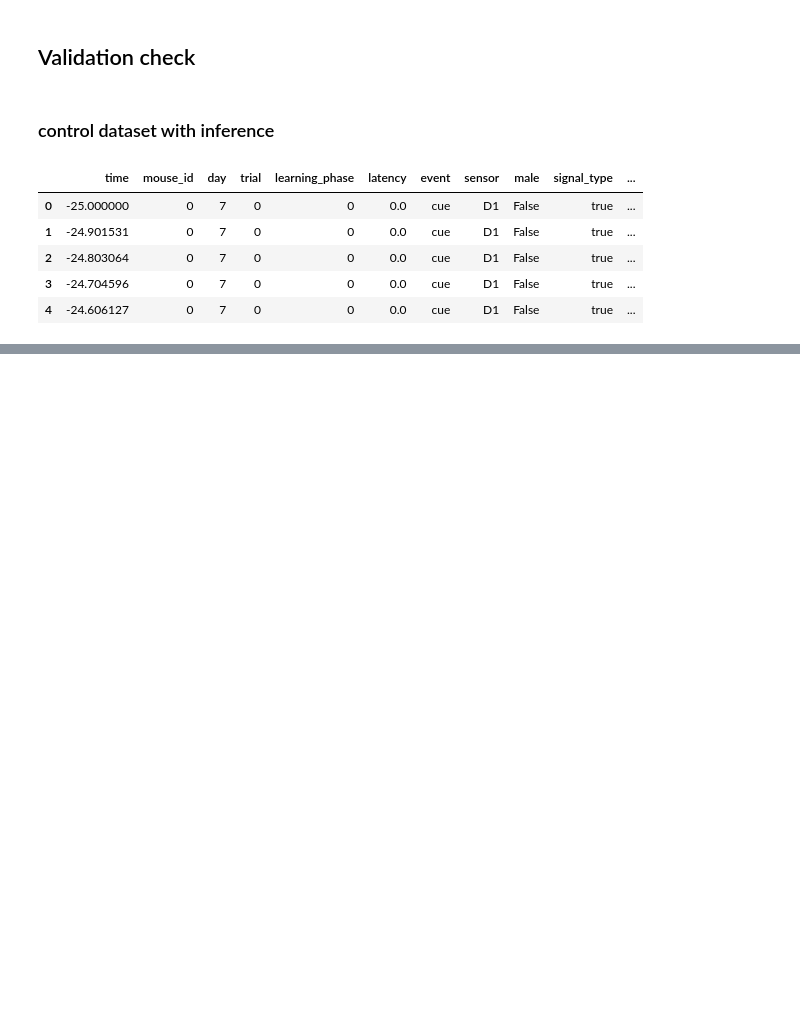
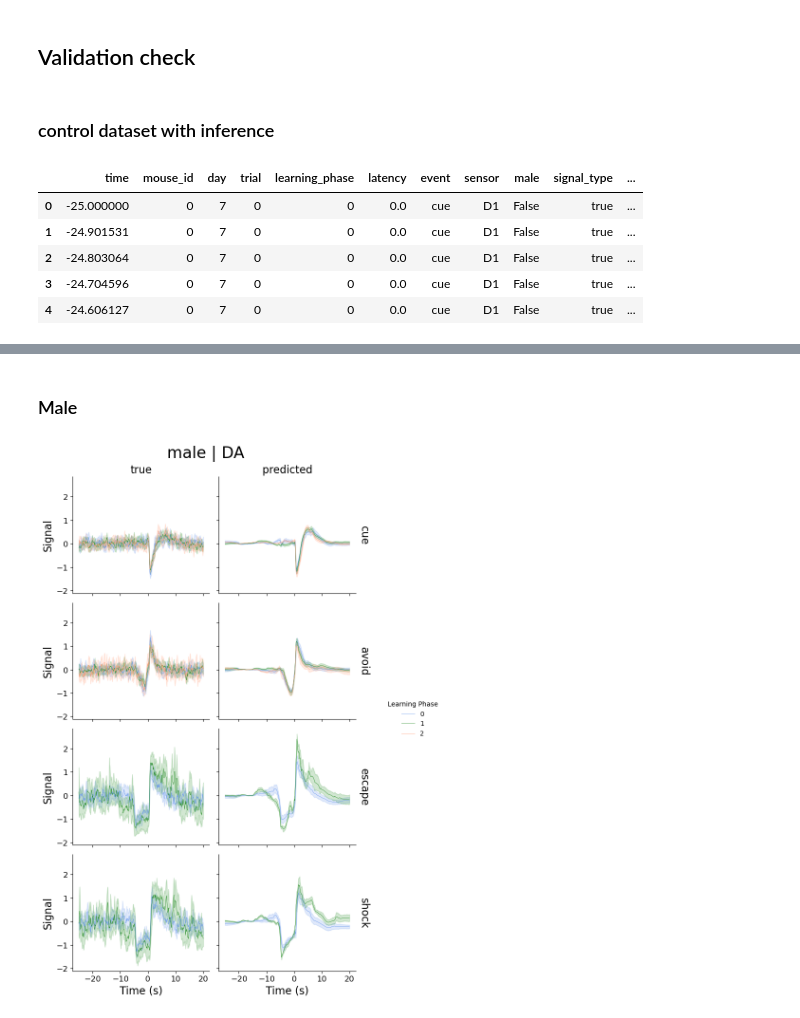
Before and after one commit to Mschaid/ENIGMA, a Jupyter notebook: notebooks/reports/binned_trial_exp_01.ipynb, the cells around one changed output, grey strips where cells are left out. Drawn from its saved outputs; the diff is of its cells as text; code cells hidden in the pictures; blank space fills up the shorter version.

```diff
--- a/notebooks/reports/binned_trial_exp_01.ipynb
+++ b/notebooks/reports/binned_trial_exp_01.ipynb
@@ -166,3 +214,7 @@ female_DA_plot = generate_plot(con_data, female_DA, sensor='DA', sex='female', p
+# %% [markdown]
+### Male
 # %%
 male_DA = "sensor == 'DA' & male == True"
-male_DA_plot = generate_plot(con_data, male_DA, sensor='DA', sex='male', palette='Greens')
+male_DA_plot = generate_plot(con_data, male_DA, sensor='DA', sex='male')
+# %% [output]
+[figure, added]
```
Also changed, not shown: parts of 24 cells of this notebook.
